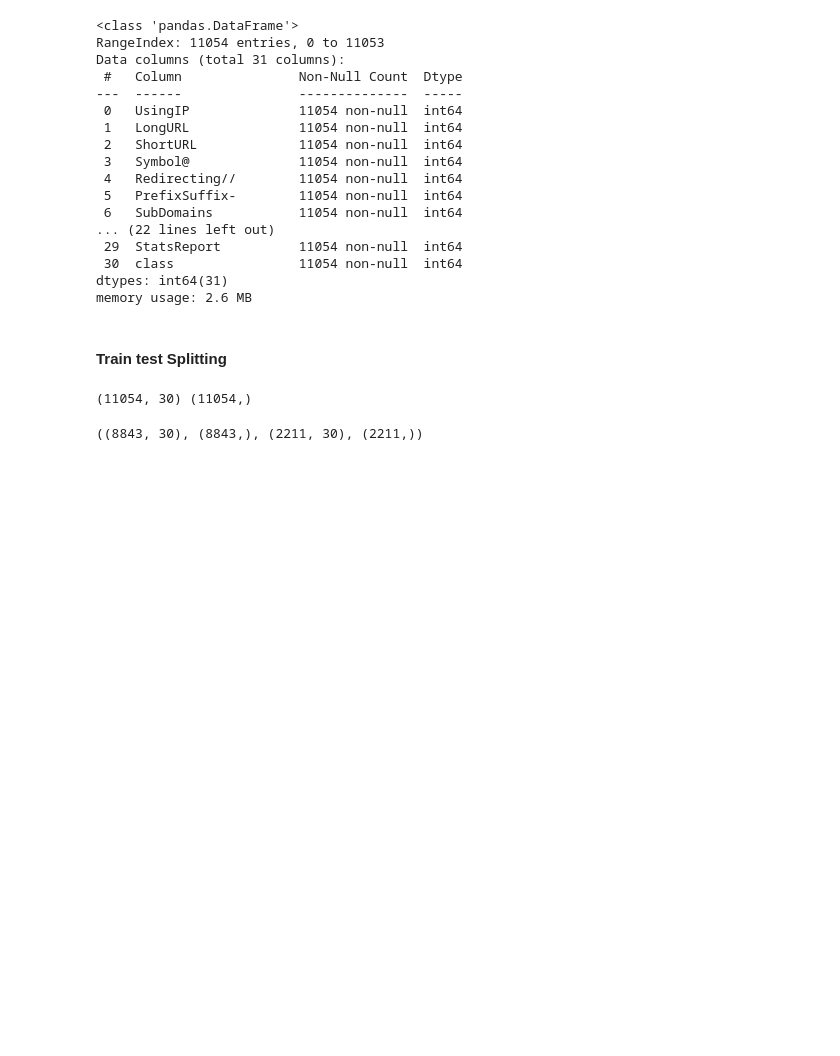
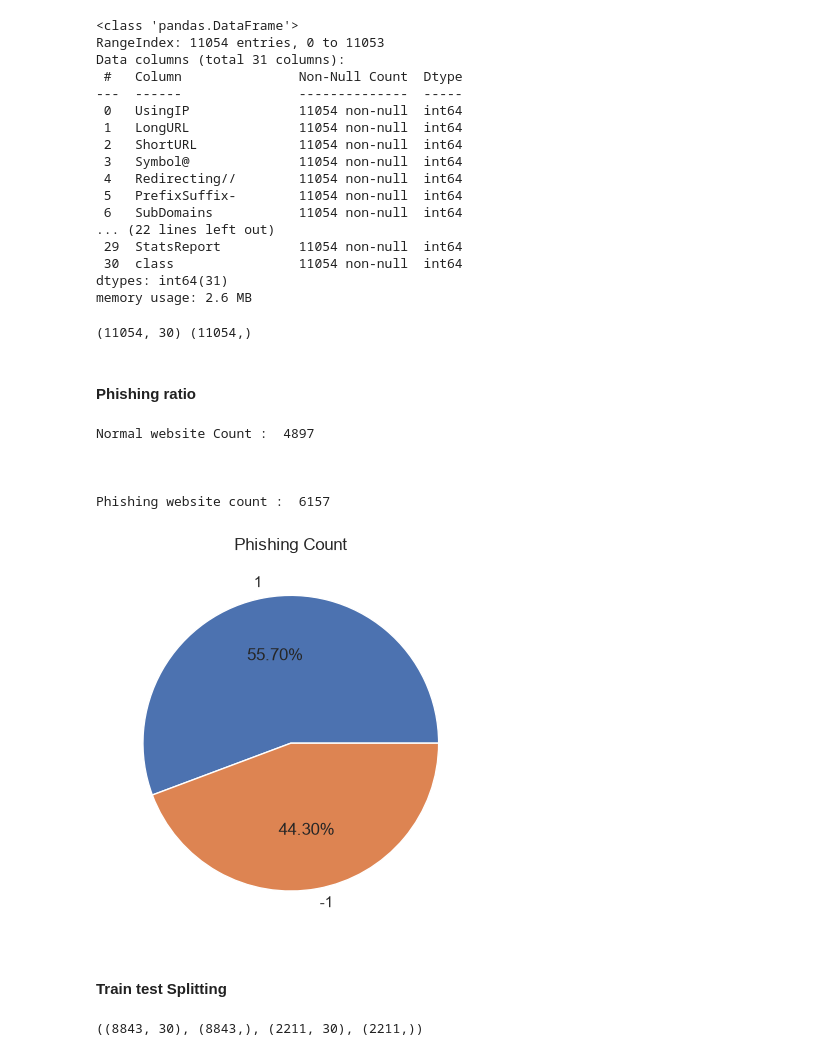
Before and after one commit to walidwithou/Secure_web_assistant, a Jupyter notebook: backend/app/model/training.ipynb, the cells around one changed output. Saved outputs shown, nothing was run; the diff lists cells and outputs as text; code cells hidden in the pictures; blank space fills up the shorter version.

Commit message:
phishing detection model complete

```diff
--- a/backend/app/model/training.ipynb
+++ b/backend/app/model/training.ipynb
@@ -115,14 +135,35 @@ Data columns (total 31 columns):
  30  class                11054 non-null  int64
 dtypes: int64(31)
 memory usage: 2.6 MB
+# %%
+x = data.drop(columns=["class"])
+y = data["class"]
+y = y.map({-1: 0, 1: 1})
+print(x.shape , y.shape )
+# %% [output]
+(11054, 30) (11054,)
+# %% [markdown]
+#### Phishing ratio
+# %%
+print("Normal website Count : " , y.loc[y == 0].count())
+print("\n\n")
+print("Phishing website count : " , y.loc[y == 1].count())
+# %% [output]
+Normal website Count :  4897
+
+
+
+Phishing website count :  6157
+# %%
+# Phishing count in pie chart
+
+data['class'].value_counts().plot(kind='pie',autopct='%1.2f%%')
+plt.title("Phishing Count")
+plt.show()
+# %% [output]
+[figure, added]
 # %% [markdown]
 #### Train test Splitting
-# %%
-X = data.drop(columns=["class"])
-y= data["class"]
-print(x.shape , y.shape )
-# %% [output]
-(11054, 30) (11054,)
 # %%
 # Train test splitting
 
```
Also changed, not shown: parts of 86 cells of this notebook, 2 other files.
